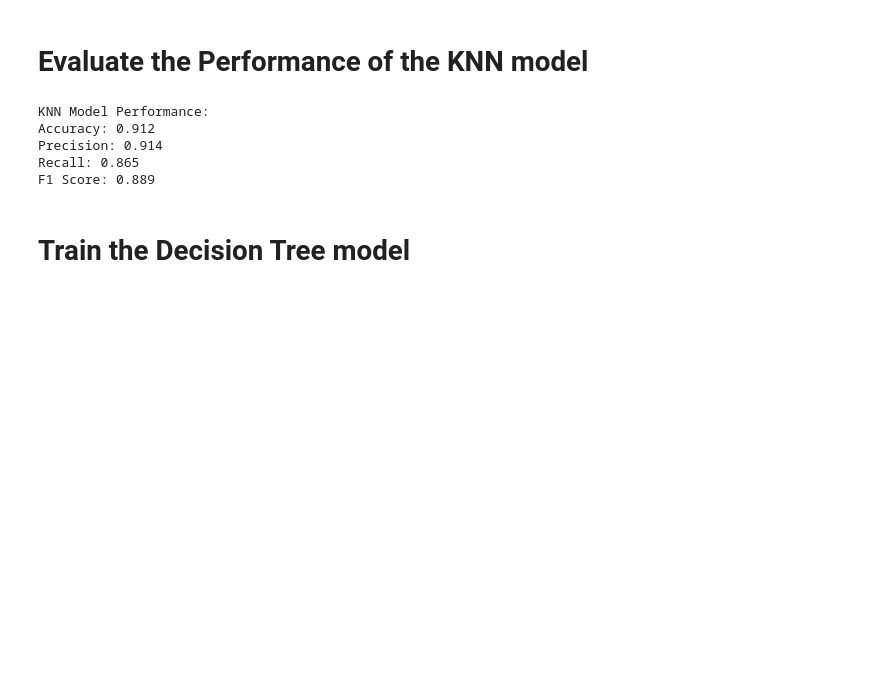
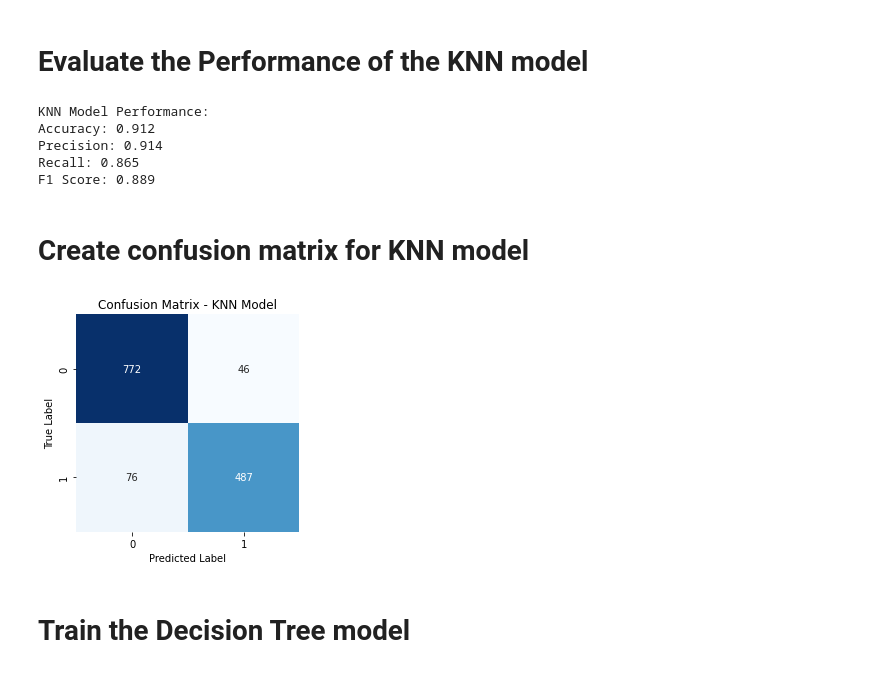
Before and after one commit to Tharanidissanayake/Machine-Learning, a Jupyter notebook: Machine_Learning.ipynb, the cells around one changed output. Cells and saved outputs as stored; diff of their text form; code cells hidden in the pictures; blank space fills up the shorter version.

Commit message:
Added the Confusion Matrixes of KNN and Decision Tree Models

```diff
--- a/Machine_Learning.ipynb
+++ b/Machine_Learning.ipynb
@@ -164,6 +164,18 @@ Accuracy: 0.912
 Precision: 0.914
 Recall: 0.865
 F1 Score: 0.889
+# %% [markdown]
+# Create confusion matrix for KNN model
+# %%
+knn_cm = confusion_matrix(y_test, y_pred_knn)
+plt.figure(figsize=(4,4))
+sns.heatmap(knn_cm, annot=True, cmap="Blues", fmt="d", cbar=False)
+plt.title("Confusion Matrix - KNN Model")
+plt.xlabel("Predicted Label")
+plt.ylabel("True Label")
+plt.show()
+# %% [output]
+[figure, added]
 # %% [markdown]
 # Train the Decision Tree model
 # %%
```
Also changed, not shown: parts of 3 cells of this notebook.
